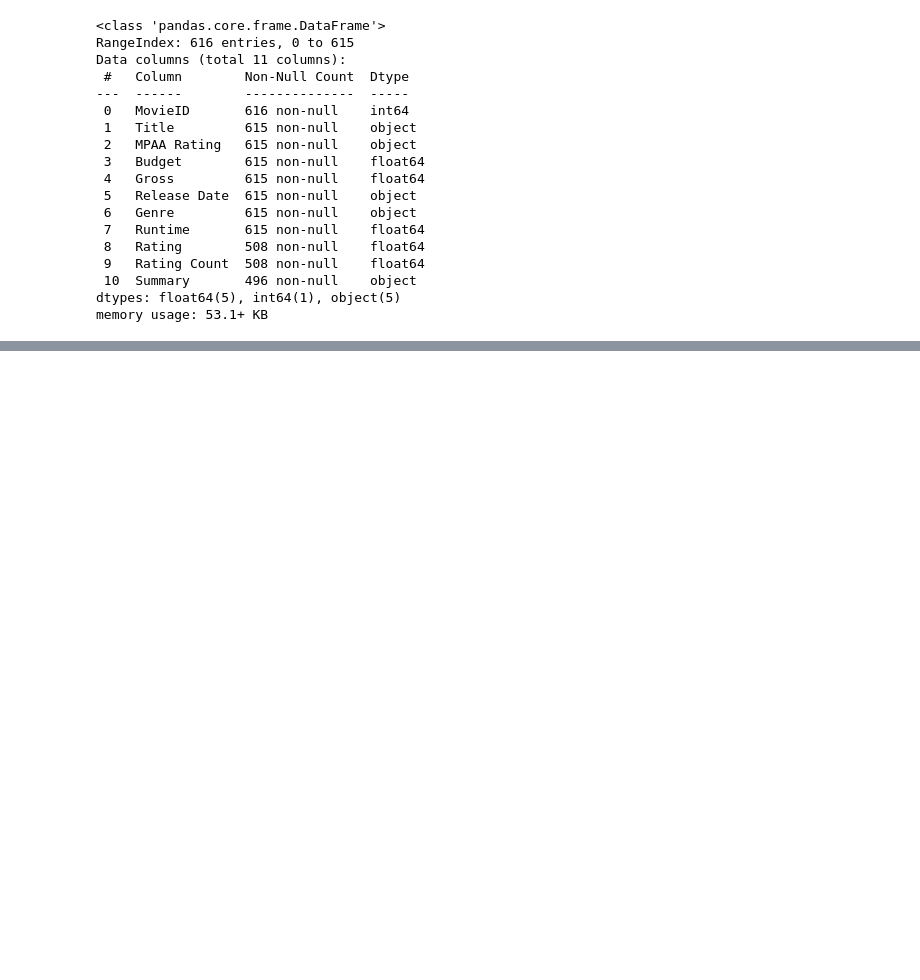
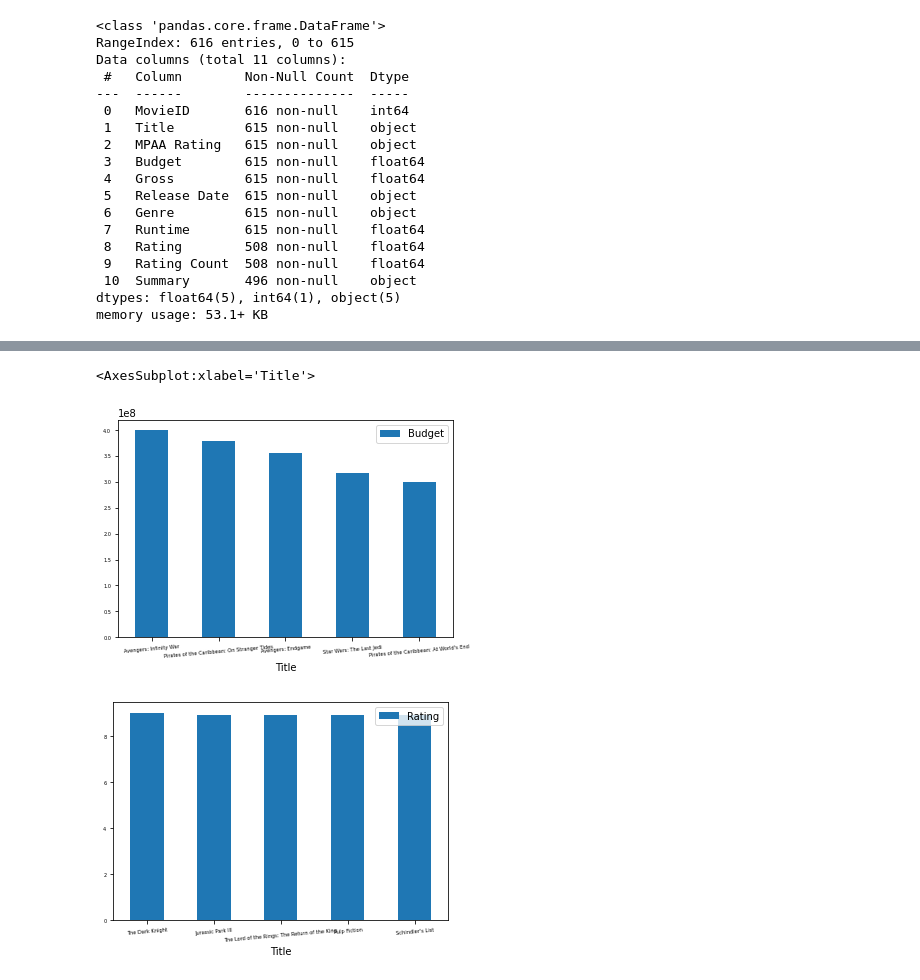
Before and after one commit to killianmeehan/Pandas, a Jupyter notebook: Exercises.ipynb, the cells around one changed output, grey strips where cells are left out. Cells and saved outputs as stored; diff of their text form; code cells hidden in the pictures; blank space fills up the shorter version.

```diff
--- a/Exercises.ipynb
+++ b/Exercises.ipynb
@@ -53,0 +133,35 @@ df.drop_duplicates(subset=["Title"], keep='first', inplace=False, ignore_index=F
+# %%
+#for most of these we have several filters. Apply one first then the other?
+
+#show the movies with more than 7 in Rating & greater than 50 million Gross
+
+#show the movies with more than 7 in Rating & greater than 50 million Gross & with Parental guidance as MPAA Rating
+
+#count of Animation movies with more than 7 in Rating (use the count() function)
+
+#show the list of top 5 movies based on Budget. Easy shortcut by using .head().
+top_5 = df.sort_values(by="Budget", ascending=False).head()
+top_5.plot(x="Title", y="Budget", kind="bar", rot=5, fontsize=5)
+
+#show the top 5 Comedy movies approved by the audience (use Rating)
+
+#top 5 movie names by Rating
+top_5 = df.sort_values(by="Rating", ascending=False).head()
+top_5.plot(x="Title", y="Rating", kind="bar", rot=5, fontsize=5)
+
+#top 3 high Gross Romance movies produced after 2000 (for the date you can use a string)
+
+#how many Genres are present in the dataframe? (use the function value_counts() which applies to Series, not Dataframe)
+Genres = pd.Series(df)
+
+#top 5 expensive movies produced after 2000 (measured by Budget)
+
+#most & least frequent MPAA Rating in the dataset in terms of occurances
+
+#most and least expensive Genre (take an average of all Budget measures grouped by Genre - use groupBy() method)
+
+#which Genre is favored the most by the people?
+# %% [output]
+<AxesSubplot:xlabel='Title'>
+[figure, added]
+[figure, added]
```
Also changed, not shown: parts of 9 cells of this notebook, 1 other file.
